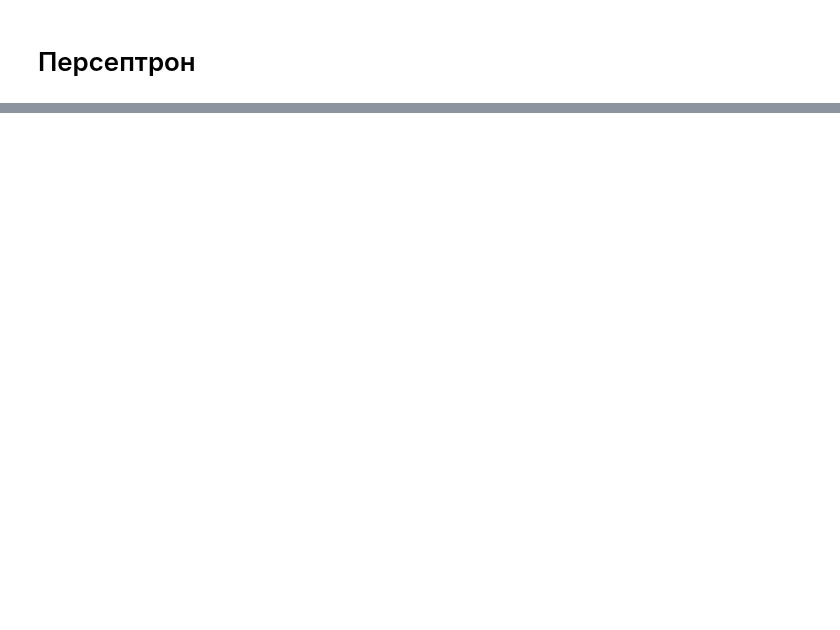
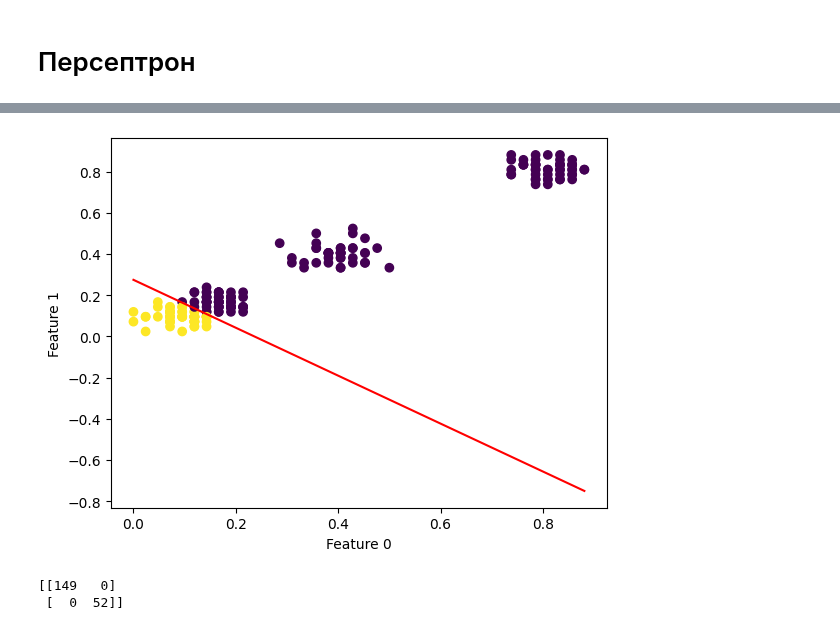
Before and after one commit to MorozovDesu/neural_network_technologies, a Jupyter notebook: "Нейросетевые_технологии_1_Лаба_ipynb".ipynb, the cells around one changed output, grey strips where cells are left out. Cells and saved outputs as stored; diff of their text form; code cells hidden in the pictures; blank space fills up the shorter version.

```diff
--- a/"Нейросетевые_технологии_1_Лаба_ipynb".ipynb
+++ b/"Нейросетевые_технологии_1_Лаба_ipynb".ipynb
@@ -309,0 +467,41 @@ ValueError: ignored
+# %%
+import matplotlib.pyplot as plt
+
+per = Perceptron(n_iters=1000)
+
+per.fit(X_train2, y_train2)
+perTrain2 = per.predict(X_train2)
+
+x0_1 = np.amin(X_train2[:, 0])
+x0_2 = np.amax(X_train2[:, 0])
+
+x1_1 = np.amin(X_train2[:, 1])
+x1_2 = np.amax(X_train2[:, 1])
+
+x = [x0_1, x0_2]
+y = [x1_1, x1_2]
+
+# Пересчет коэффициентов разделяющей прямой для двух признаков
+slope = -per.weights[0] / per.weights[1]
+intercept = -per.bias / per.weights[1]
+
+# Вычисление точек для разделяющей прямой
+x_line = np.array([x0_1, x0_2])
+y_line = slope * x_line + intercept
+
+# Построение двумерного рассеянного графика
+plt.scatter(X_train2[:, 0], X_train2[:, 1], c=perTrain2, cmap='viridis')
+plt.xlabel('Feature 0')
+plt.ylabel('Feature 1')
+
+# Построение разделяющей прямой
+plt.plot(x_line, y_line, color='red')
+plt.show()
+
+# Матрица различий
+distinctions = confusion_matrix(y_train2, perTrain2)
+print(distinctions)
+# %% [output]
+[figure, added]
+[[149   0]
+ [  0  52]]
```
Also changed, not shown: parts of 17 cells of this notebook.
